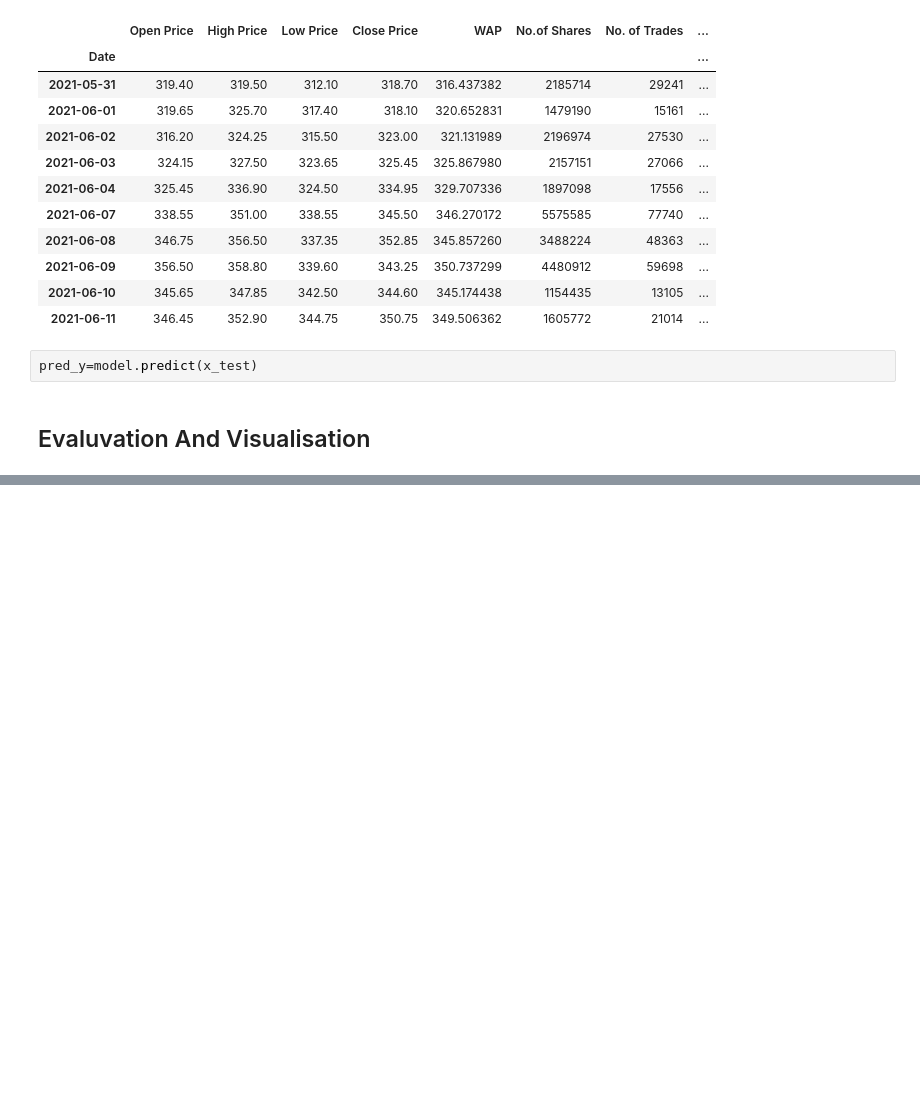
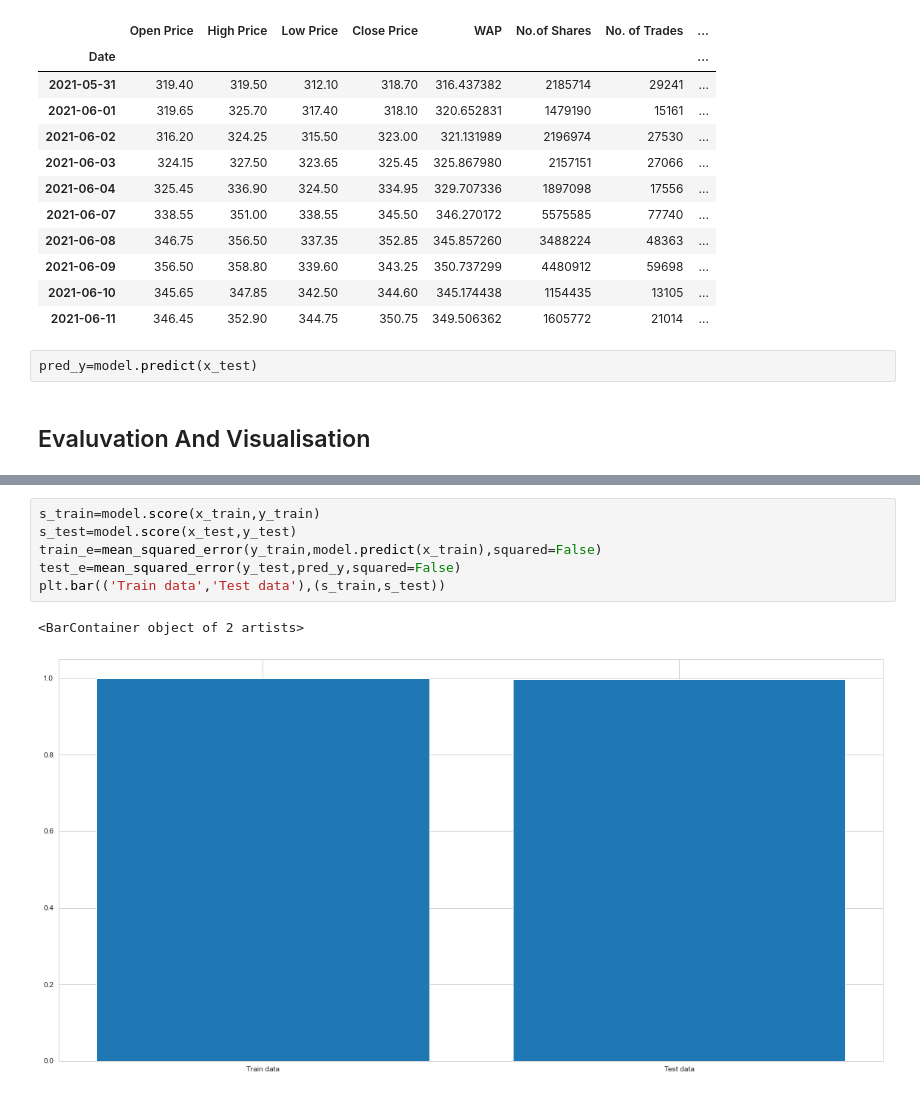
Before and after one commit to Shivakumarbharath/Stock_Market_Price_Prediction, a Jupyter notebook: RandomForest.ipynb, the cells around one changed output, grey strips where cells are left out. Drawn from its saved outputs; the diff is of its cells as text; blank space fills up the shorter version.

Commit message:
Debugging Errors

```diff
--- a/RandomForest.ipynb
+++ b/RandomForest.ipynb
@@ -188,3 +167,12 @@ plt.show()
+# %%
+s_train=model.score(x_train,y_train)
+s_test=model.score(x_test,y_test)
+train_e=mean_squared_error(y_train,model.predict(x_train),squared=False)
+test_e=mean_squared_error(y_test,pred_y,squared=False)
+plt.bar(('Train data','Test data'),(s_train,s_test))
+# %% [output]
+<BarContainer object of 2 artists>
+[figure, added]
 # %%
 #Real Time Prediction
 model.predict([[2205.90,2241.80,2184.60,2227.30,2215.96,615525,36724,1363979932,233667,37.96,57.20,21.40]])
```
Also changed, not shown: parts of 17 cells of this notebook, 2 other files.
